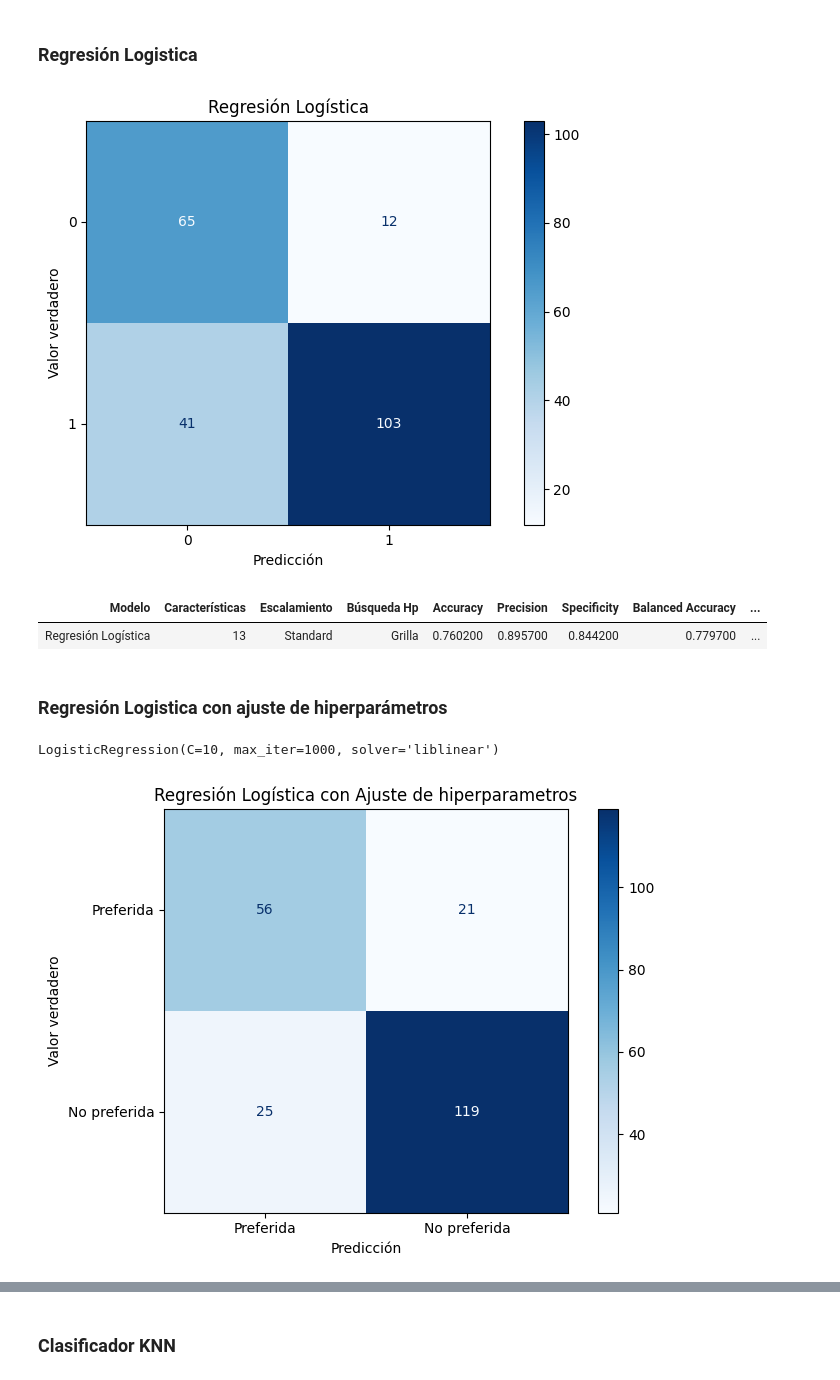
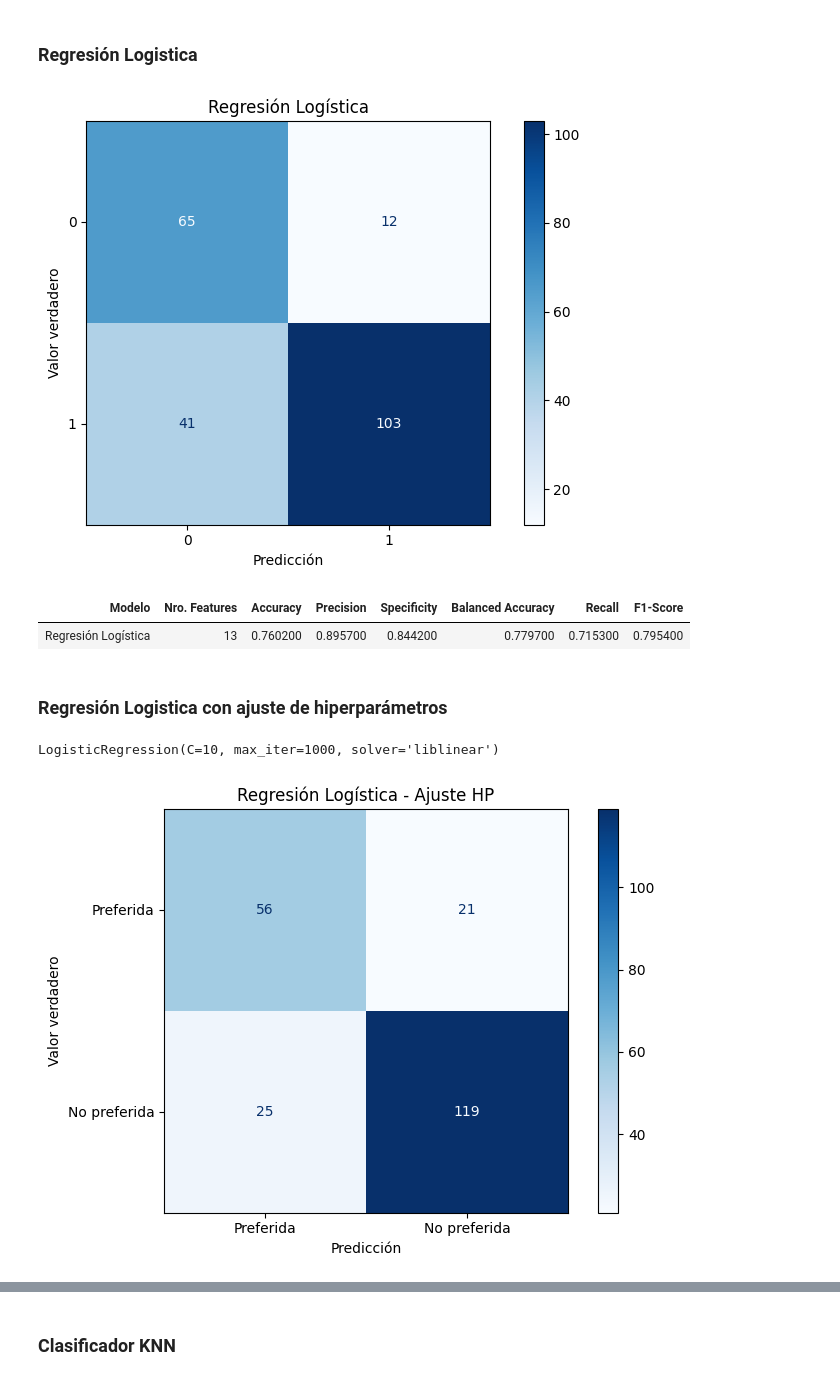
Before and after one commit to luciano106/CEIA-AMq1, a Jupyter notebook: TP_FINAL/tp_final.ipynb, the cells around one changed output, grey strips where cells are left out. Cells and saved outputs as stored; diff of their text form; code cells hidden in the pictures.

Commit message:
Comparacion de modelos

```diff
--- a/TP_FINAL/tp_final.ipynb
+++ b/TP_FINAL/tp_final.ipynb
@@ -899,18 +899,6 @@ def showConfMatrix(y_ts, y_pred, classes, model_name, color='Blues', n_graph=2):
 
     g_cm = ConfusionMatrixDisplay(confusion_matrix=cm, display_labels=classes)
 
-    # if n_graph == 2:
-    #     fig, (ax0, ax1) = plt.subplots(1, 2, figsize=(15, 5), gridspec_kw={'width_ratios': [1, 1]})
-    #     ax0.axvline(x=0.5, color='gray', linestyle='--')
-    #     ax0.axhline(y=0.5, color='gray', linestyle='--')
-    #     ax0.text(0.25, 0.75, 'VERDADEROS\nNEGATIVOS', fontsize=12, ha='center', va='center')
-    #     ax0.text(0.75, 0.75, 'FALSOS\nPOSITIVOS', fontsize=12, ha='center', va='center')
-    #     ax0.text(0.25, 0.25, 'FALSOS\nNEGATIVOS', fontsize=12, ha='center', va='center')
-    #     ax0.text(0.75, 0.25, 'VERDADEROS\nPOSITIVOS', fontsize=12, ha='center', va='center')
-    #     ax0.set_xlim(0, 1)
-    #     ax0.set_ylim(0, 1)
-    #     ax0.axis('off')
-    # else:
     fig, ax1 = plt.subplots(figsize=(7, 5))
 
     g_cm.plot(ax=ax1, cmap=color)
@@ -982,15 +970,13 @@ def getMetrics(y_ts, y_pred, cm, model_name):
 
     return metrics
 
-def printMetrics(metrics, n, s, b):
+def printMetrics(metrics, n):
 
     model = next(iter(metrics))
 
     df_metrics = pd.DataFrame ([model], columns=['Modelo'])
 
-    df_metrics['Características'] = n
-    df_metrics['Escalamiento'] = s
-    df_metrics['Búsqueda Hp'] = b
+    df_metrics['Nro. Features'] = n
 
     for metric, value in metrics[model]:
         df_metrics[metric] = value
@@ -1071,15 +1057,15 @@ lr_y_pred, lr_classes, lr_y_probs = LogRegression (X_train, y_train, X_test, y_t
 
 confM = showConfMatrix(y_test, lr_y_pred, lr_classes, mname)
 
-lrs_metrics = getMetrics(y_test, lr_y_pred, confM, mname)
+lr_metrics = getMetrics(y_test, lr_y_pred, confM, mname)
 
-df_metrics_lr = printMetrics(lrs_metrics, len(variables), "Standard", "Grilla")
+df_metrics_lr = printMetrics(lr_metrics, len(variables))
 
 display(df_metrics_lr.style.hide(axis='index'))
 # %% [output]
 [figure]
-| Modelo | Características | Escalamiento | Búsqueda Hp | Accuracy | Precision | Specificity | Balanced Accuracy | ... |
-| Regresión Logística | 13 | Standard | Grilla | 0.760200 | 0.895700 | 0.844200 | 0.779700 | ... |
+| Modelo | Nro. Features | Accuracy | Precision | Specificity | Balanced Accuracy | Recall | F1-Score |
+| Regresión Logística | 13 | 0.760200 | 0.895700 | 0.844200 | 0.779700 | 0.715300 | 0.795400 |
 # %% [markdown]
 ### Regresión Logistica con ajuste de hiperparámetros
 # %%
@@ -1100,25 +1086,25 @@ def LogRegressionHiperP (X_tr, y_tr, X_ts, y_ts, param_grid, max_i, p_cv, metric
     # Devuelve lo mismo que la función anterior + los mejores hiperparámetros encontrados
     return y_pred_lr, best_model.classes_, y_probs_lr, best_model
 # %%
-mname = "Regresión Logística con Ajuste de hiperparametros"
+mname = "Regresión Logística - Ajuste HP"
 
 param_grid = {
     'C': [0.1, 1, 10, 100],  # Hiperparámetro para la regularización
     'solver': ['liblinear', 'lbfgs']  # Solvers para la optimización
 }
 
 # Utilizando Exactitud como la métrica de referencia
 lrHp_y_pred, lrHp_classes, lrHp_y_probs, bestHp_p = LogRegressionHiperP (X_train, y_train, X_test, y_test, param_grid, 1000, 5, "accuracy")
 
 print (bestHp_p)
 
 confM = showConfMatrix(y_test, lrHp_y_pred, list(map(lambda x: target_esn[x], lrHp_classes)), mname, 'Blues', n_graph=1)
 
-metrics = getMetrics(y_test, lrHp_y_pred, confM, mname)
+lrHP_metrics = getMetrics(y_test, lrHp_y_pred, confM, mname)
 
-df_metrics = printMetrics(metrics, len(variables), "Standard", "Grilla")
+df_metrics = printMetrics(lrHP_metrics, len(variables))
 
 display(df_metrics.style.hide(axis='index'))
 # %% [output]
 LogisticRegression(C=10, max_iter=1000, solver='liblinear')
-[figure, old version]
+[figure, new version]
```
Also changed, not shown: parts of 9 cells of this notebook.
